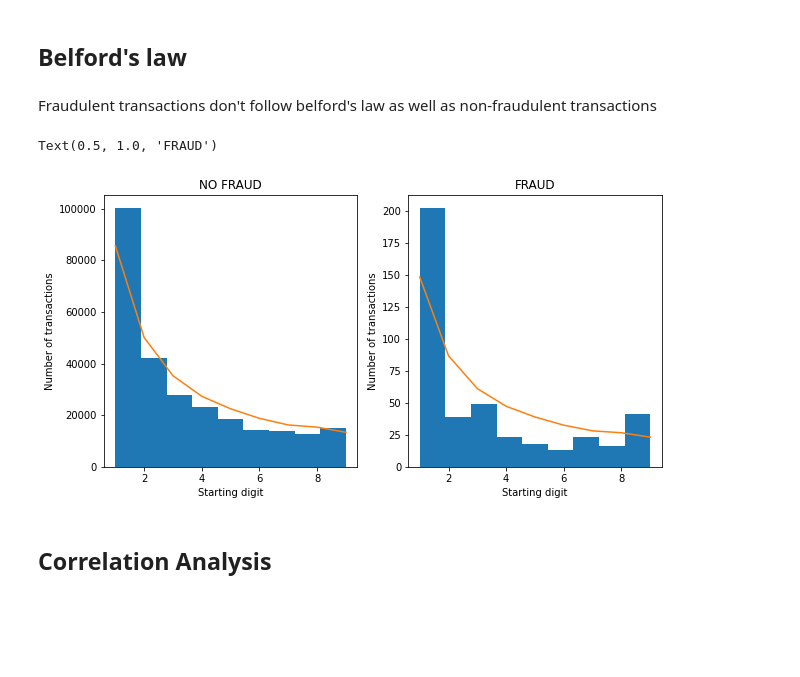
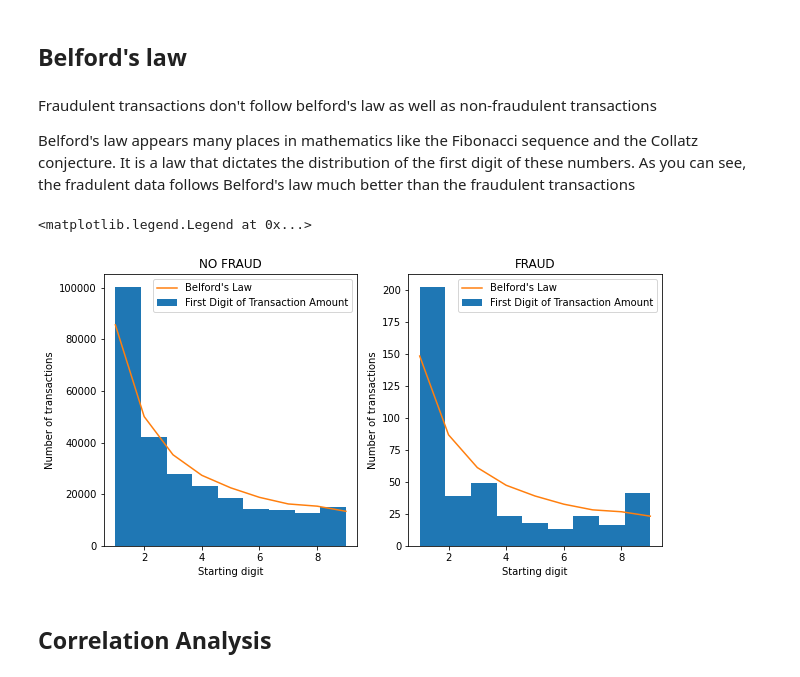
Before and after one commit to diegounzueta/Medium-Articles-, a Jupyter notebook: Fraud detection/Fraud Transactional Data.ipynb, the cells around one changed output. Drawn from its saved outputs; the diff is of its cells as text; code cells hidden in the pictures; blank space fills up the shorter version.

```diff
--- a/Fraud detection/Fraud Transactional Data.ipynb
+++ b/Fraud detection/Fraud Transactional Data.ipynb
@@ -252,6 +274,8 @@ df = df.drop("Amount_log", axis =1)
 ## Belford's law
 # %% [markdown]
 Fraudulent transactions don't follow belford's law as well as non-fraudulent transactions
+
+Belford's law appears many places in mathematics like the Fibonacci sequence and the Collatz conjecture. It is a law that dictates the distribution of the first digit of these numbers. As you can see, the fradulent data follows Belford's law much better than the fraudulent transactions
 # %%
 #these are the Benford Law weights)
 weights = np.asarray([0.301, 0.176, 0.124, 0.096, 0.079, 0.066, 0.057, 0.054, 0.047])
@@ -264,20 +288,22 @@ def get_belford_list(df):
     return(l)
 # %%
 _, ax = plt.subplots(1, 2, figsize=  (10, 5))
-ax[0].hist(get_belford_list(nofraud), bins = 9)
-ax[0].plot(range(1, 10), weights*len(nofraud))
+ax[0].hist(get_belford_list(nofraud), bins = 9, label = "First Digit of Transaction Amount")
+ax[0].plot(range(1, 10), weights*len(nofraud), label = "Belford's Law")
 ax[0].set_xlabel("Starting digit")
 ax[0].set_ylabel("Number of transactions")
 ax[0].set_title("NO FRAUD")
+ax[0].legend()
 
-ax[1].hist(get_belford_list(fraud), bins = 9)
-ax[1].plot(range(1, 10), weights*len(fraud))
+ax[1].hist(get_belford_list(fraud), bins = 9, label = "First Digit of Transaction Amount")
+ax[1].plot(range(1, 10), weights*len(fraud), label = "Belford's Law")
 ax[1].set_xlabel("Starting digit")
 ax[1].set_ylabel("Number of transactions")
 ax[1].set_title("FRAUD")
+ax[1].legend()
 # %% [output]
-Text(0.5, 1.0, 'FRAUD')
+<matplotlib.legend.Legend at 0x...>
-[figure, old version]
+[figure, new version]
 # %% [markdown]
 ## Correlation Analysis
 # %%
```
Also changed, not shown: parts of 155 cells of this notebook.
